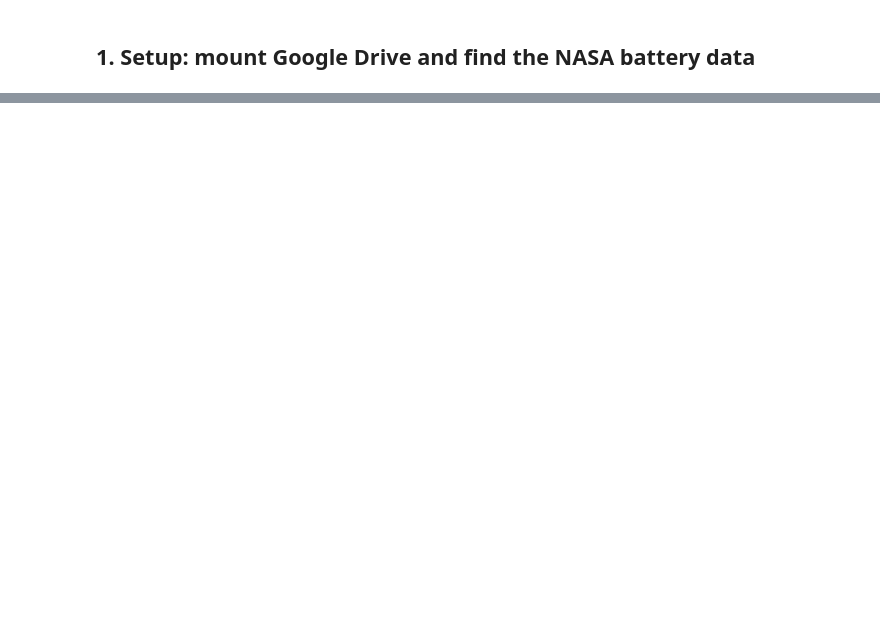
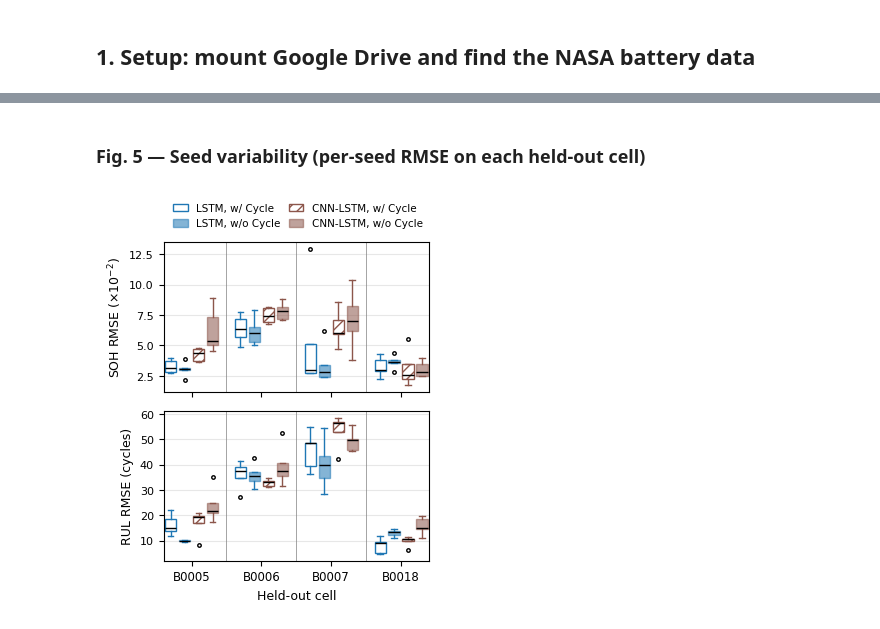
Before and after one commit to EngrAdil575/battery-soh-rul-digital-twin, a Jupyter notebook: code/Battery_Digital_Twin_Notebook.ipynb, the cells around one changed output, grey strips where cells are left out. Cells and saved outputs as stored; diff of their text form; code cells hidden in the pictures; blank space fills up the shorter version.

```diff
--- a/code/Battery_Digital_Twin_Notebook.ipynb
+++ b/code/Battery_Digital_Twin_Notebook.ipynb
@@ -367,0 +570,33 @@ Interactive dashboard for B0018: the battery fill shows the SOH predicted by the
+# %% [markdown]
+### Fig. 5 — Seed variability (per-seed RMSE on each held-out cell)
+# %%
+# Fig. 5 — per-seed RMSE on each held-out cell (five seeds per box)
+cfg = [("LSTM", "with Cycle", "LSTM, w/ Cycle"), ("LSTM", "without Cycle", "LSTM, w/o Cycle"),
+       ("Hybrid CNN-LSTM", "with Cycle", "CNN-LSTM, w/ Cycle"), ("Hybrid CNN-LSTM", "without Cycle", "CNN-LSTM, w/o Cycle")]
+sty = [dict(fc="white", ec="tab:blue", hatch=""), dict(fc="tab:blue", ec="tab:blue", hatch="", alpha=.55),
+       dict(fc="white", ec="tab:brown", hatch="///"), dict(fc="tab:brown", ec="tab:brown", hatch="", alpha=.55)]
+plt.rcParams.update({"font.size": 9, "axes.labelsize": 9, "legend.fontsize": 7.5, "xtick.labelsize": 8.5, "ytick.labelsize": 8})
+fig, ax = plt.subplots(2, 1, figsize=(3.5, 4.3), sharex=True)
+for r, (col, lab, sc) in enumerate([("SOH RMSE", "SOH RMSE ($\\times10^{-2}$)", 100), ("RUL RMSE", "RUL RMSE (cycles)", 1)]):
+    for k, (m, f, name) in enumerate(cfg):
+        data = [per_seed[(per_seed["Test cell"] == c) & (per_seed.Model == m) & (per_seed.Features == f)][col].values * sc
+                for c in BATTERIES]
+        bp = ax[r].boxplot(data, positions=np.arange(4) * 5 + k, widths=0.8, patch_artist=True,
+                           medianprops=dict(color="black", lw=1), flierprops=dict(marker="o", ms=2.5))
+        for b in bp["boxes"]:
+            b.set_facecolor(sty[k]["fc"]); b.set_edgecolor(sty[k]["ec"]); b.set_hatch(sty[k]["hatch"])
+            if "alpha" in sty[k]: b.set_alpha(sty[k]["alpha"])
+        for part in ("whiskers", "caps"):
+            for l in bp[part]: l.set_color(sty[k]["ec"])
+        if r == 0:
+            ax[r].bar([np.nan], [np.nan], color=sty[k]["fc"], edgecolor=sty[k]["ec"], hatch=sty[k]["hatch"],
+                      alpha=sty[k].get("alpha", 1), label=name)
+    ax[r].set_ylabel(lab); ax[r].grid(True, axis="y", alpha=.3)
+    for x in [4, 9, 14]: ax[r].axvline(x, color="gray", lw=.5)
+ax[1].set_xticks(np.arange(4) * 5 + 1.5); ax[1].set_xticklabels(BATTERIES); ax[1].set_xlabel("Held-out cell")
+ax[0].legend(ncol=2, frameon=False, loc="upper left", bbox_to_anchor=(0, 1.32), columnspacing=0.8, handlelength=1.4)
+fig.tight_layout()
+fig.savefig(os.path.join(OUT, "Fig_seed_variability.png"), dpi=300, bbox_inches="tight")
+plt.show()
+# %% [output]
+[figure, added]
```
Also changed, not shown: parts of 36 cells of this notebook, 48 other files.
